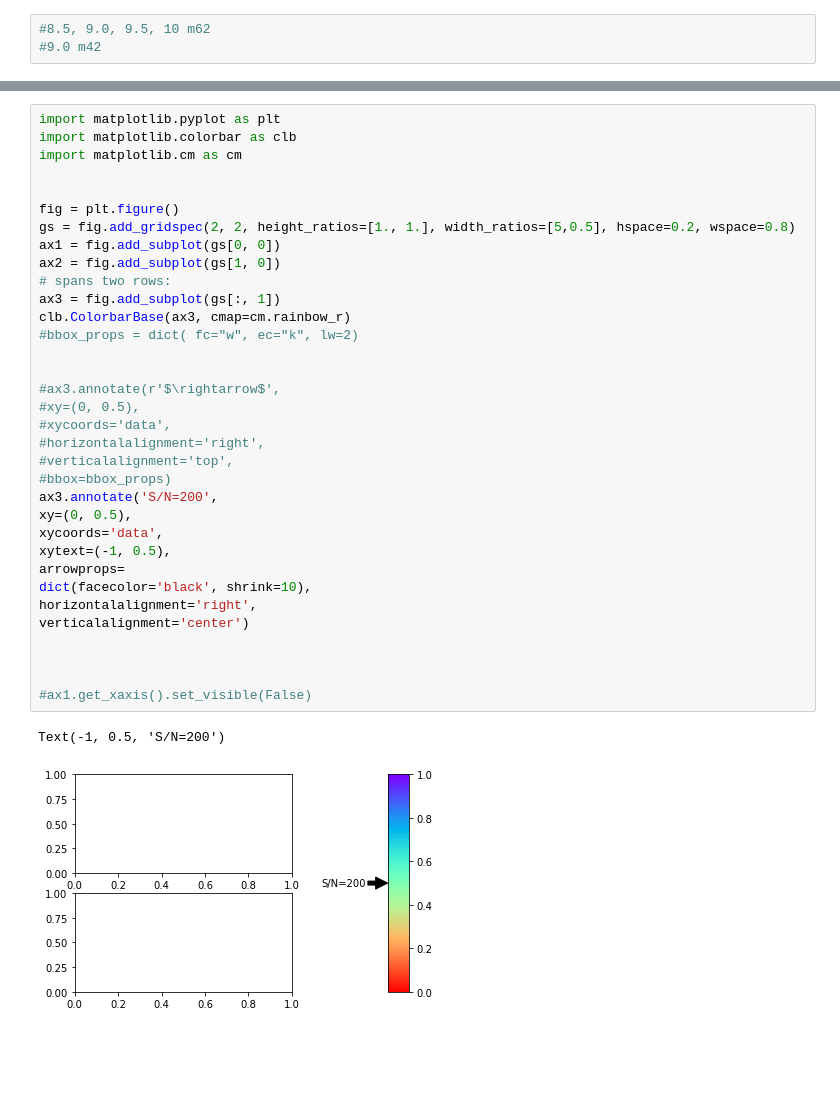
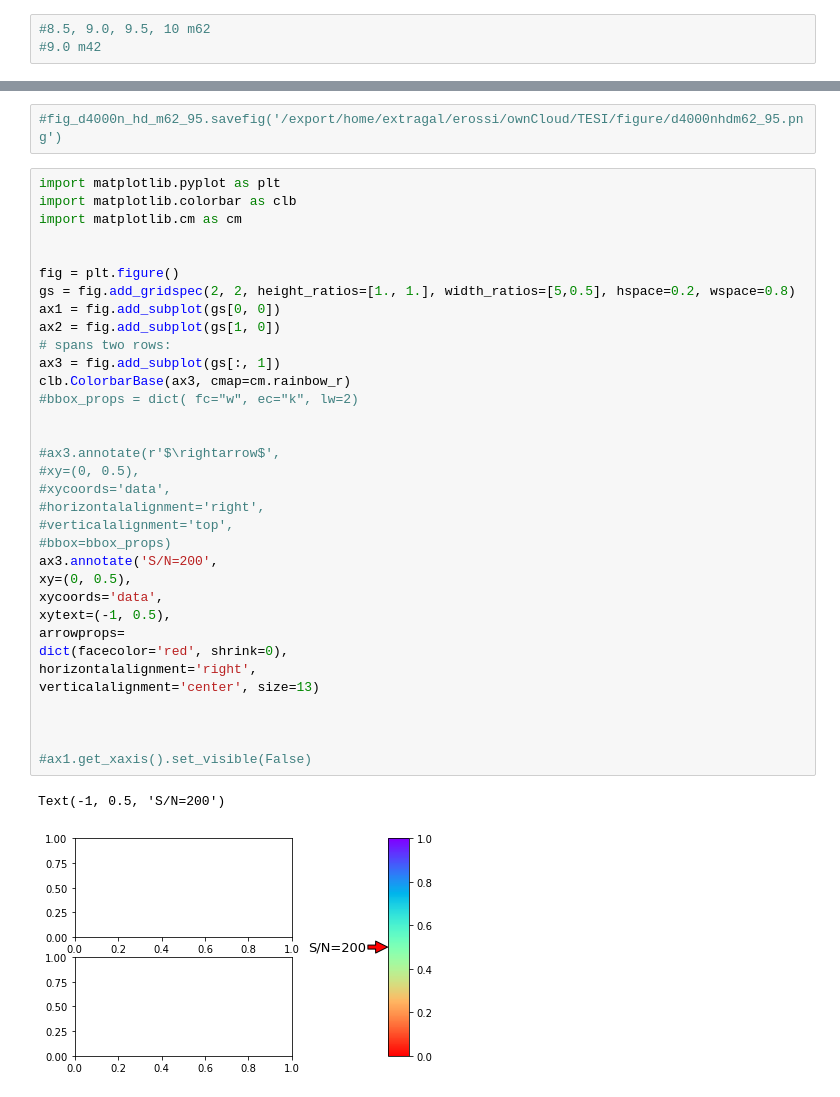
Before and after one commit to edoardorossi3/TESIedo_git, a Jupyter notebook: tesi_py/spectre.ipynb, the cells around one changed output, grey strips where cells are left out. Drawn from its saved outputs; the diff is of its cells as text; blank space fills up the shorter version.

```diff
--- a/tesi_py/spectre.ipynb
+++ b/tesi_py/spectre.ipynb
@@ -42,3 +44,5 @@ n_row: 12020
+# %%
+#fig_d4000n_hd_m62_95.savefig('/export/home/extragal/erossi/ownCloud/TESI/figure/d4000nhdm62_95.png')
 # %%
 import matplotlib.pyplot as plt
 import matplotlib.colorbar as clb
@@ -46,33 +50,33 @@ import matplotlib.cm as cm
 
 
 fig = plt.figure()
 gs = fig.add_gridspec(2, 2, height_ratios=[1., 1.], width_ratios=[5,0.5], hspace=0.2, wspace=0.8)
 ax1 = fig.add_subplot(gs[0, 0])
 ax2 = fig.add_subplot(gs[1, 0])
 # spans two rows:
 ax3 = fig.add_subplot(gs[:, 1])
 clb.ColorbarBase(ax3, cmap=cm.rainbow_r)
 #bbox_props = dict( fc="w", ec="k", lw=2)
 
 
 #ax3.annotate(r'$\rightarrow$',
 #xy=(0, 0.5),
 #xycoords='data',
 #horizontalalignment='right',
 #verticalalignment='top',
 #bbox=bbox_props)
 ax3.annotate('S/N=200',
 xy=(0, 0.5),
 xycoords='data',
 xytext=(-1, 0.5),
 arrowprops=
-dict(facecolor='black', shrink=10),
+dict(facecolor='red', shrink=0),
 horizontalalignment='right',
-verticalalignment='center')
+verticalalignment='center', size=13)
 
 
 
 #ax1.get_xaxis().set_visible(False)
 # %% [output]
 Text(-1, 0.5, 'S/N=200')
-[figure, old version]
+[figure, new version]
```
Also changed, not shown: parts of 3 cells of this notebook, 1 other file.
